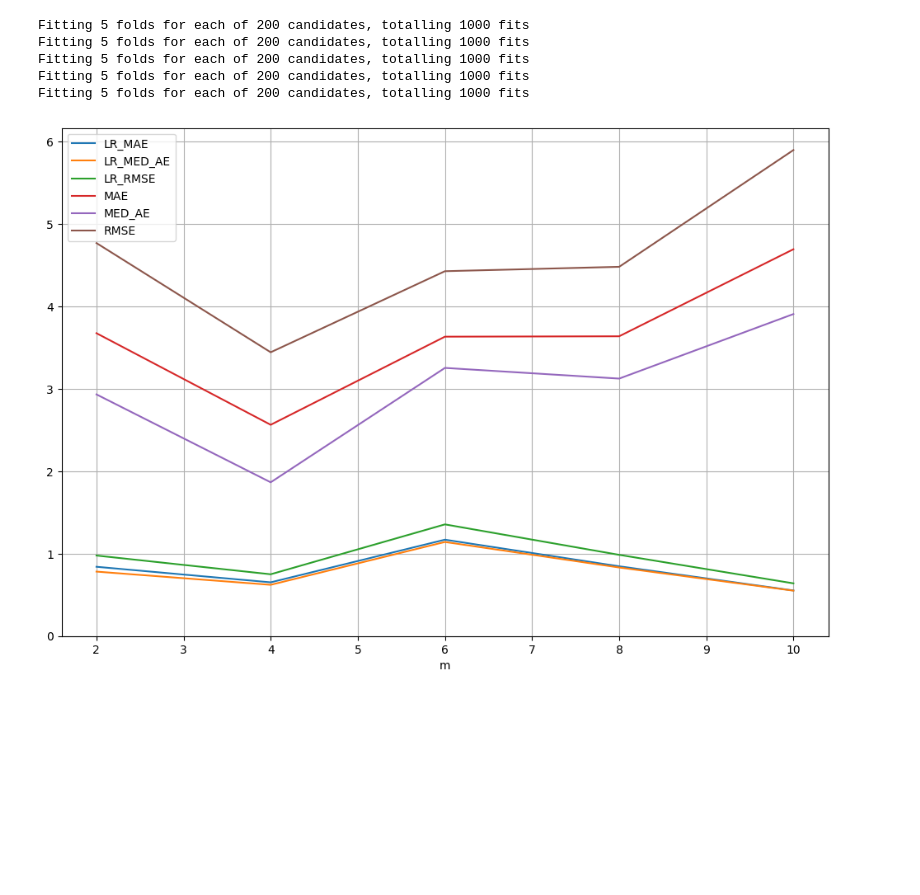
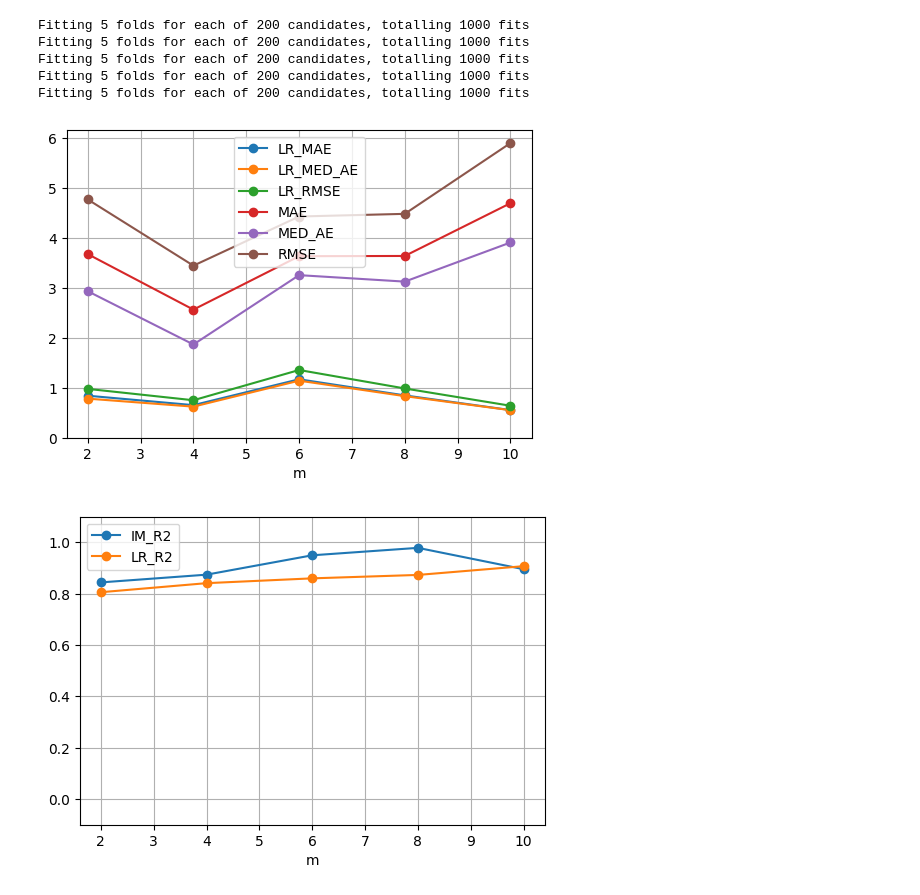
Before and after one commit to vengroff/impactstudy, a Jupyter notebook: Experiment 3.ipynb, the cells around one changed output. Drawn from its saved outputs; the diff is of its cells as text; code cells hidden in the pictures; blank space fills up the shorter version.

```diff
--- a/Experiment 3.ipynb
+++ b/Experiment 3.ipynb
@@ -84,10 +88,20 @@ Fitting 5 folds for each of 200 candidates, totalling 1000 fits
 # %%
 ax = None
 
 for name, df_group in df_model_errors.groupby("metric"):
-    ax = df_group.plot("m", "mu_x_i", ax=ax, label=name, figsize=(12, 8))
+    ax = df_group.plot("m", "mu_x_i", marker="o", ax=ax, label=name, figsize=(6, 4))
 
 ax.set_ylim(0.0, None)
 ax.grid()
 # %% [output]
-[figure, old version]
+[figure, new version]
+# %%
+df_r2 = df_model_errors[df_model_errors["metric"] == "RMSE"][["m", "IM_R2", "LR_R2"]]
+
+ax = df_r2.plot("m", "IM_R2", marker="o", figsize=(6, 4))
+ax = df_r2.plot("m", "LR_R2", marker="o", ax=ax)
+
+ax.set_ylim(-0.1, 1.1)
+ax.grid()
+# %% [output]
+[figure, added]
```
Also changed, not shown: parts of 1 cell of this notebook, 4 other files.
